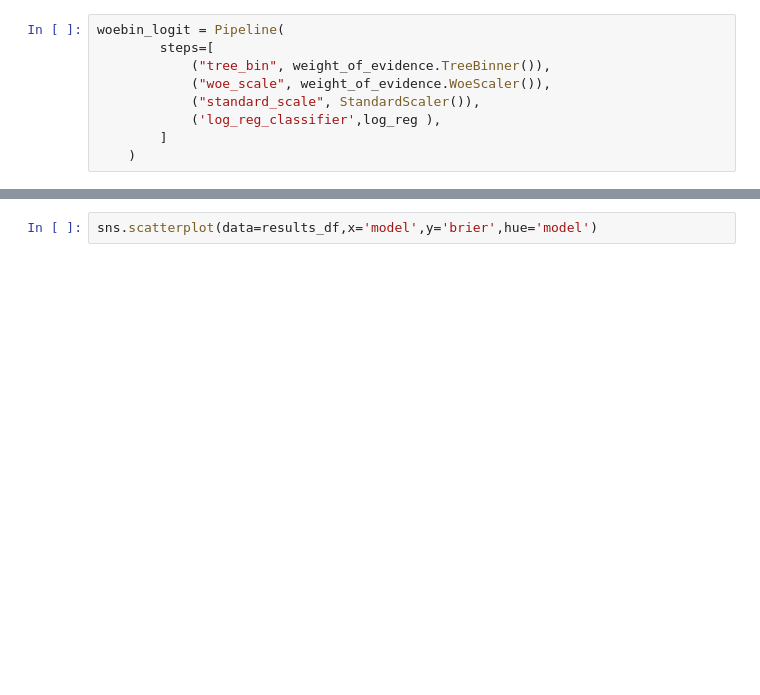
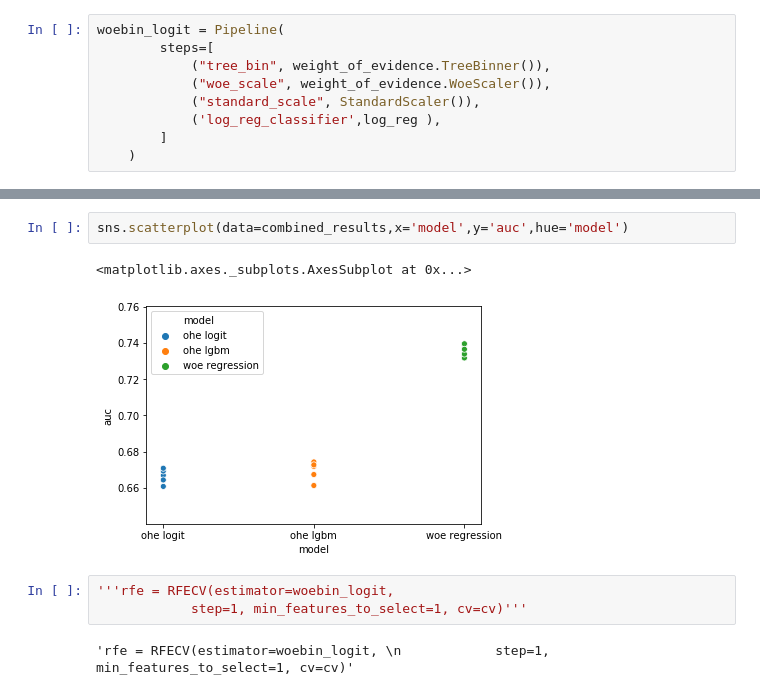
Before and after one commit to oli5679/WeightOfEvidenceDemo, a Jupyter notebook: Demo.ipynb, the cells around one changed output, grey strips where cells are left out. Saved outputs shown, nothing was run; the diff lists cells and outputs as text; blank space fills up the shorter version.

```diff
--- a/Demo.ipynb
+++ b/Demo.ipynb
@@ -325,2 +176,10 @@ combined_results.groupby('model')[['brier','auc']].mean()
 # %%
-sns.scatterplot(data=results_df,x='model',y='brier',hue='model')
+sns.scatterplot(data=combined_results,x='model',y='auc',hue='model')
+# %% [output]
+<matplotlib.axes._subplots.AxesSubplot at 0x...>
+[figure, added]
+# %%
+'''rfe = RFECV(estimator=woebin_logit,
+            step=1, min_features_to_select=1, cv=cv)'''
+# %% [output]
+'rfe = RFECV(estimator=woebin_logit, \n            step=1, min_features_to_select=1, cv=cv)'
```
Also changed, not shown: parts of 32 cells of this notebook, 4 other files.
